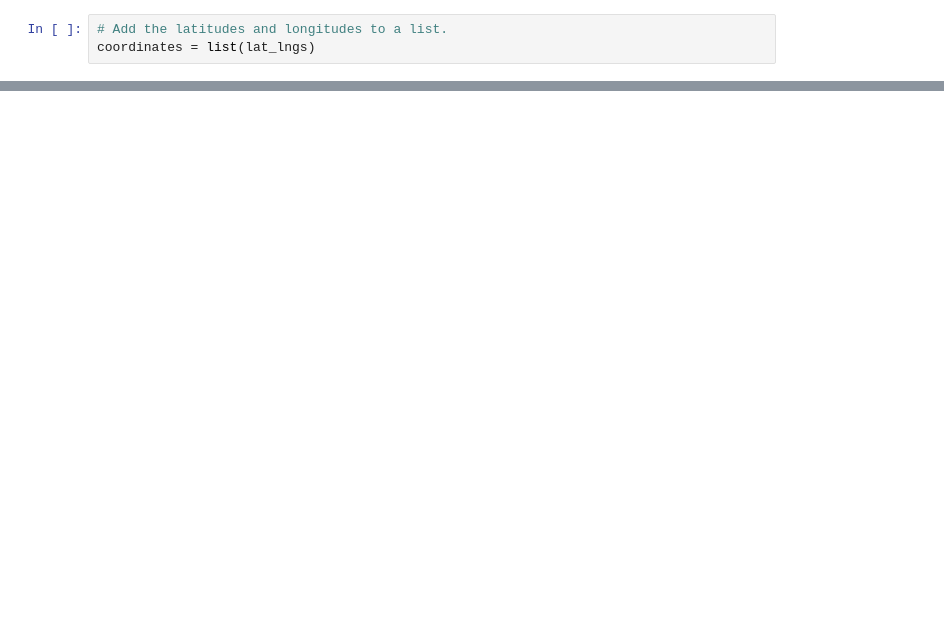
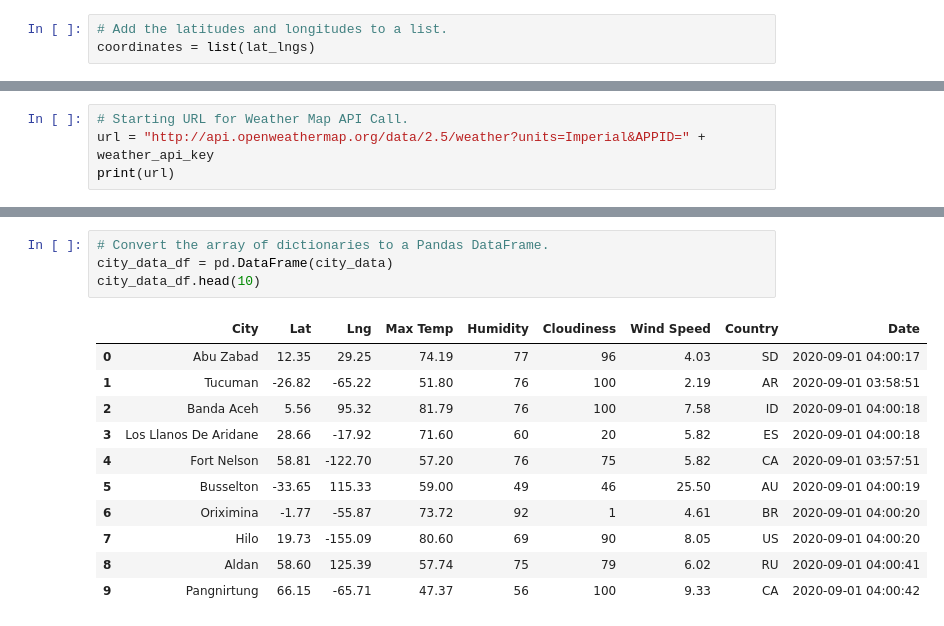
Before and after one commit to carolinacraus/World_Weather_Analysis, a Jupyter notebook: WeatherPy.ipynb, the cells around one changed output, grey strips where cells are left out. Drawn from its saved outputs; the diff is of its cells as text; blank space fills up the shorter version.

Commit message:
updated gitignore & WeatherPy.ipynb

```diff
--- a/WeatherPy.ipynb
+++ b/WeatherPy.ipynb
@@ -31,0 +36,4 @@ len(cities)
+# %%
+# Starting URL for Weather Map API Call.
+url = "http://api.openweathermap.org/data/2.5/weather?units=Imperial&APPID=" + weather_api_key
+print(url)
@@ -31,0 +128,16 @@ len(cities)
+# %%
+# Convert the array of dictionaries to a Pandas DataFrame.
+city_data_df = pd.DataFrame(city_data)
+city_data_df.head(10)
+# %% [output]
+|  | City | Lat | Lng | Max Temp | Humidity | Cloudiness | Wind Speed | Country | Date |
+| 0 | Abu Zabad | 12.35 | 29.25 | 74.19 | 77 | 96 | 4.03 | SD | 2020-09-01 04:00:17 |
+| 1 | Tucuman | -26.82 | -65.22 | 51.80 | 76 | 100 | 2.19 | AR | 2020-09-01 03:58:51 |
+| 2 | Banda Aceh | 5.56 | 95.32 | 81.79 | 76 | 100 | 7.58 | ID | 2020-09-01 04:00:18 |
+| 3 | Los Llanos De Aridane | 28.66 | -17.92 | 71.60 | 60 | 20 | 5.82 | ES | 2020-09-01 04:00:18 |
+| 4 | Fort Nelson | 58.81 | -122.70 | 57.20 | 76 | 75 | 5.82 | CA | 2020-09-01 03:57:51 |
+| 5 | Busselton | -33.65 | 115.33 | 59.00 | 49 | 46 | 25.50 | AU | 2020-09-01 04:00:19 |
+| 6 | Oriximina | -1.77 | -55.87 | 73.72 | 92 | 1 | 4.61 | BR | 2020-09-01 04:00:20 |
+| 7 | Hilo | 19.73 | -155.09 | 80.60 | 69 | 90 | 8.05 | US | 2020-09-01 04:00:20 |
+| 8 | Aldan | 58.60 | 125.39 | 57.74 | 75 | 79 | 6.02 | RU | 2020-09-01 04:00:41 |
+| 9 | Pangnirtung | 66.15 | -65.71 | 47.37 | 56 | 100 | 9.33 | CA | 2020-09-01 04:00:42 |
```
Also changed, not shown: parts of 7 cells of this notebook, 3 other files.
